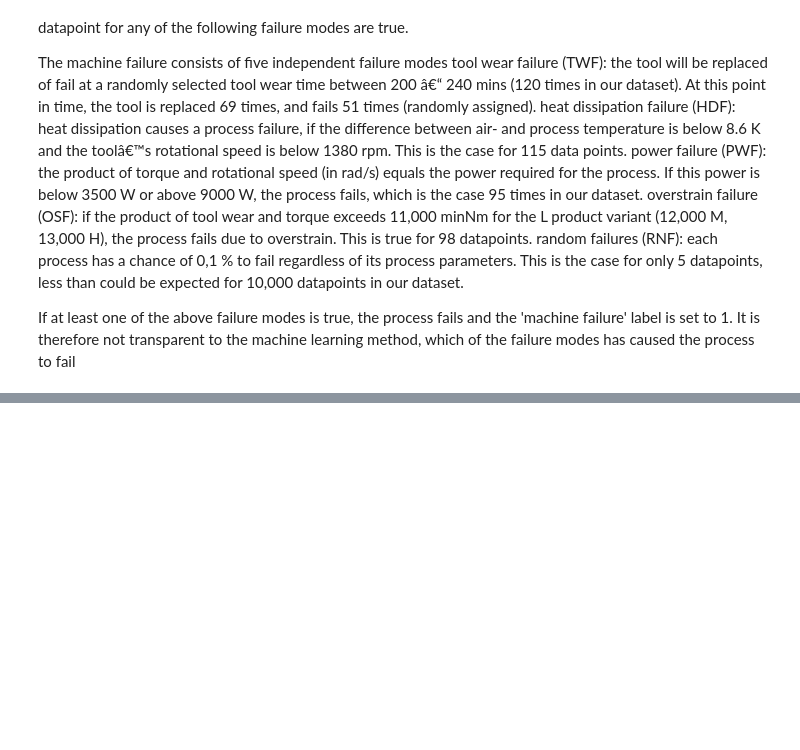
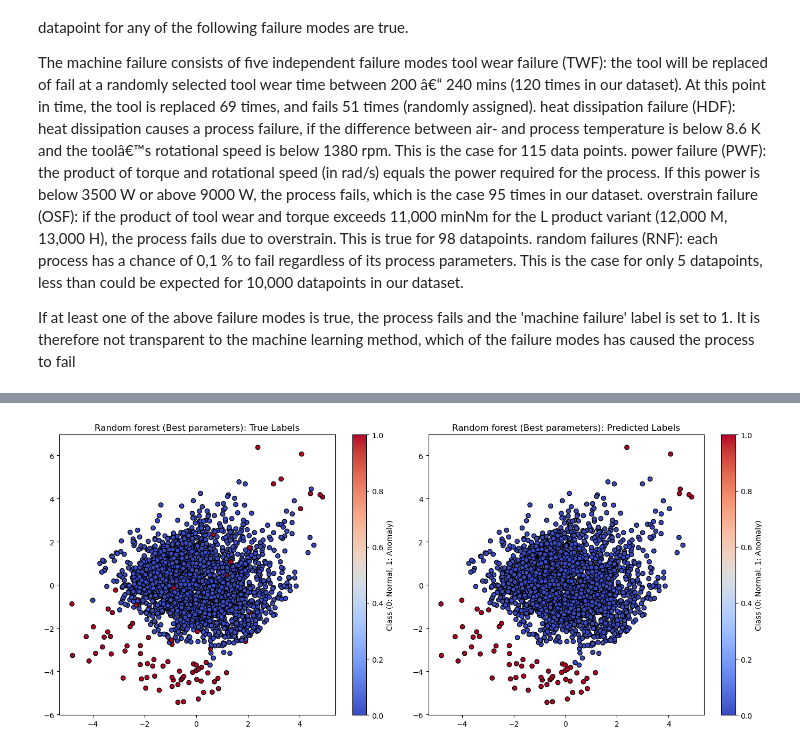
Before and after one commit to sgovindaswamy/DeepLearning-and-ML-projects, a Jupyter notebook: Predictive_maintenance_dataset/Ai4i2020.ipynb, the cells around one changed output, grey strips where cells are left out. Saved outputs shown, nothing was run; the diff lists cells and outputs as text; code cells hidden in the pictures; blank space fills up the shorter version.

```diff
--- a/Predictive_maintenance_dataset/Ai4i2020.ipynb
+++ b/Predictive_maintenance_dataset/Ai4i2020.ipynb
@@ -89,0 +146,5 @@ mask
+# %%
+# Split data into training and testing sets
+X = pca_df.drop(['Machine failure'], axis = 1)
+y = pca_df['Machine failure']
+X_train, X_test, y_train, y_test = train_test_split(X, y, test_size=0.3, random_state=42)
@@ -89,0 +284,10 @@ mask
+# %%
+# Train a Random Forest classifier
+model = RandomForestClassifier(n_estimators=100, random_state=42)
+model.fit(X_train, y_train)
+
+y_pred = model.predict(X_test)
+
+# Evaluate the model
+print(confusion_matrix(y_test, y_pred))
+print(classification_report(y_test, y_pred))
@@ -89,0 +305,30 @@ mask
+# %%
+X_test_array = X_test.values if isinstance(X_test, pd.DataFrame) else X_test
+
+# Apply PCA for 2D visualization
+pca = PCA(n_components=2)
+X_test_2D = pca.fit_transform(X_test_array)
+
+# Plot function for visualization
+def plot_comparison(X, true_labels, pred_labels, title):
+    plt.figure(figsize=(14, 6))
+
+    # Subplot 1: True Labels
+    plt.subplot(1, 2, 1)
+    plt.scatter(X[:, 0], X[:, 1], c=true_labels, cmap='coolwarm', marker='o', edgecolor='k')
+    plt.title(f"{title}: True Labels")
+    plt.colorbar(label='Class (0: Normal, 1: Anomaly)')
+
+    # Subplot 2: Predicted Labels
+    plt.subplot(1, 2, 2)
+    plt.scatter(X[:, 0], X[:, 1], c=pred_labels, cmap='coolwarm', marker='o', edgecolor='k')
+    plt.title(f"{title}: Predicted Labels")
+    plt.colorbar(label='Class (0: Normal, 1: Anomaly)')
+
+    plt.tight_layout()
+    plt.show()
+
+# Assuming y_test contains the ground truth labels (0 for normal, 1 for anomaly)
+plot_comparison(X_test_2D, y_test, y_pred, "Random forest (Best parameters)")
+# %% [output]
+[figure, added]
```
Also changed, not shown: parts of 31 cells of this notebook.
